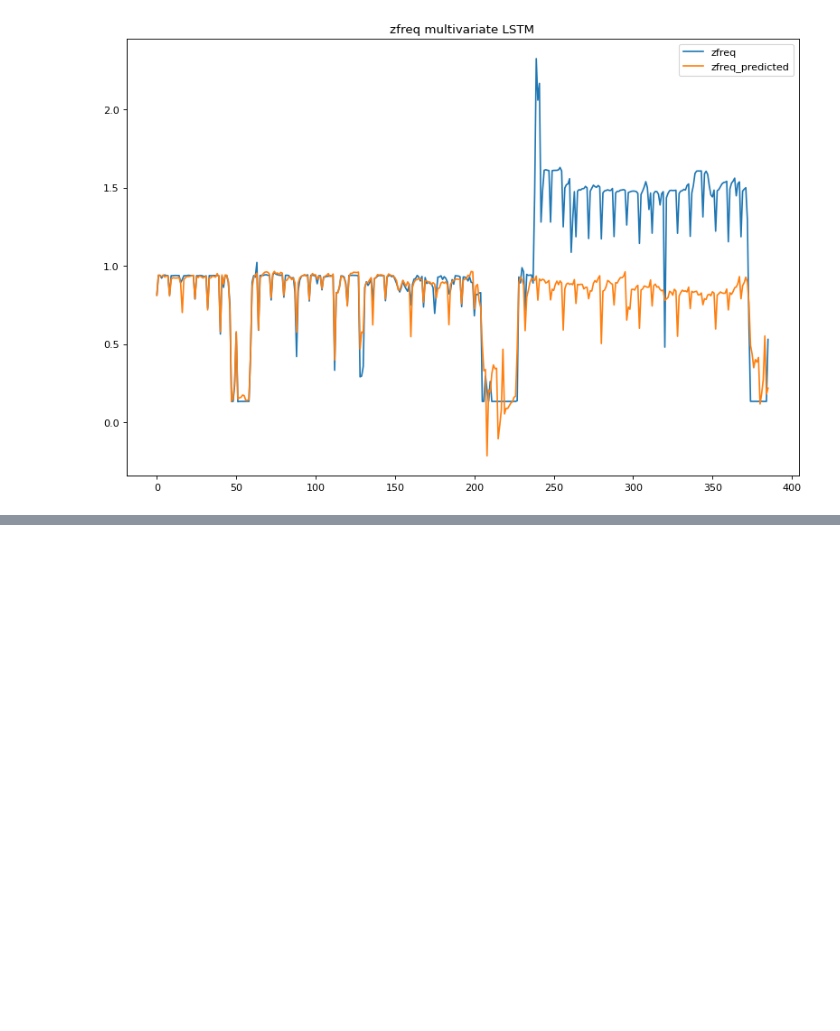
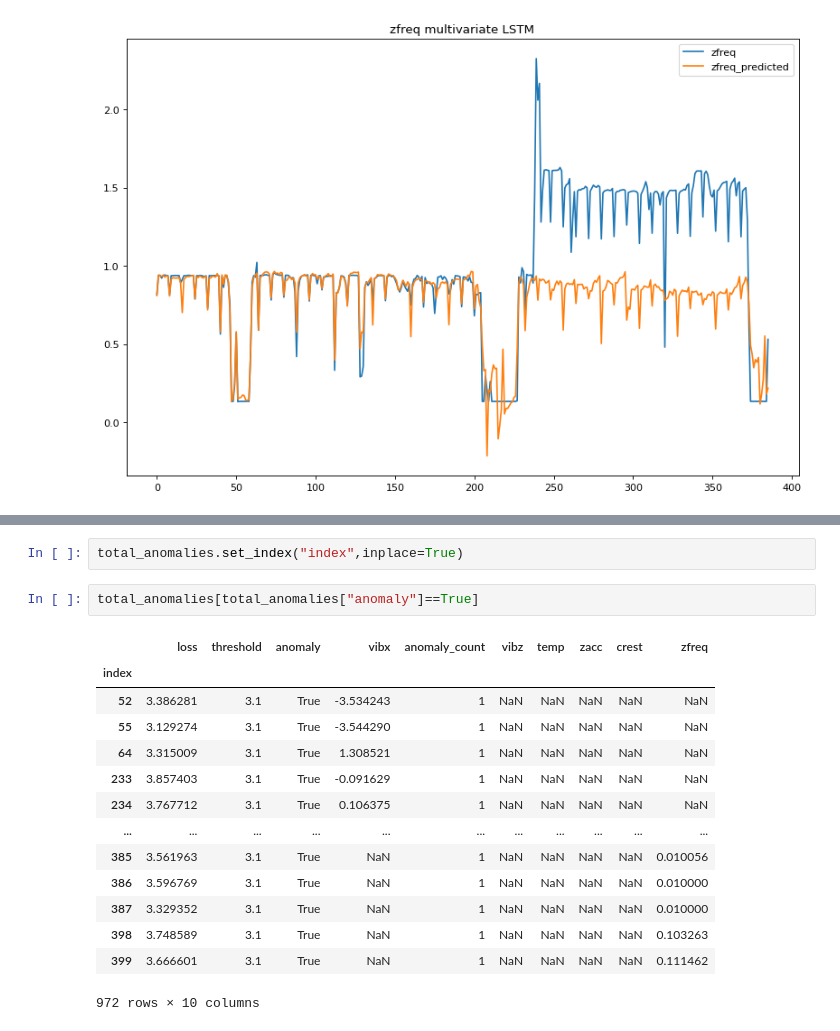
Before and after one commit to MustafaBozkurt84/predictive-maintanance-LSTM, a Jupyter notebook: predictive_maintanence_app.ipynb, the cells around one changed output, grey strips where cells are left out. Drawn from its saved outputs; the diff is of its cells as text; blank space fills up the shorter version.

```diff
--- a/predictive_maintanence_app.ipynb
+++ b/predictive_maintanence_app.ipynb
@@ -334,0 +445,19 @@ test_lstm_multivariate_predict_df
+# %%
+total_anomalies.set_index("index",inplace=True)
+# %%
+total_anomalies[total_anomalies["anomaly"]==True]
+# %% [output]
+|  | loss | threshold | anomaly | vibx | anomaly_count | vibz | temp | zacc | crest | zfreq |
+| index |  |  |  |  |  |  |  |  |  |  |
+| 52 | 3.386281 | 3.1 | True | -3.534243 | 1 | NaN | NaN | NaN | NaN | NaN |
+| 55 | 3.129274 | 3.1 | True | -3.544290 | 1 | NaN | NaN | NaN | NaN | NaN |
+| 64 | 3.315009 | 3.1 | True | 1.308521 | 1 | NaN | NaN | NaN | NaN | NaN |
+| 233 | 3.857403 | 3.1 | True | -0.091629 | 1 | NaN | NaN | NaN | NaN | NaN |
+| 234 | 3.767712 | 3.1 | True | 0.106375 | 1 | NaN | NaN | NaN | NaN | NaN |
+| ... | ... | ... | ... | ... | ... | ... | ... | ... | ... | ... |
+| 385 | 3.561963 | 3.1 | True | NaN | 1 | NaN | NaN | NaN | NaN | 0.010056 |
+| 386 | 3.596769 | 3.1 | True | NaN | 1 | NaN | NaN | NaN | NaN | 0.010000 |
+| 387 | 3.329352 | 3.1 | True | NaN | 1 | NaN | NaN | NaN | NaN | 0.010000 |
+| 398 | 3.748589 | 3.1 | True | NaN | 1 | NaN | NaN | NaN | NaN | 0.103263 |
+| 399 | 3.666601 | 3.1 | True | NaN | 1 | NaN | NaN | NaN | NaN | 0.111462 |
+972 rows × 10 columns
```
Also changed, not shown: parts of 21 cells of this notebook.
